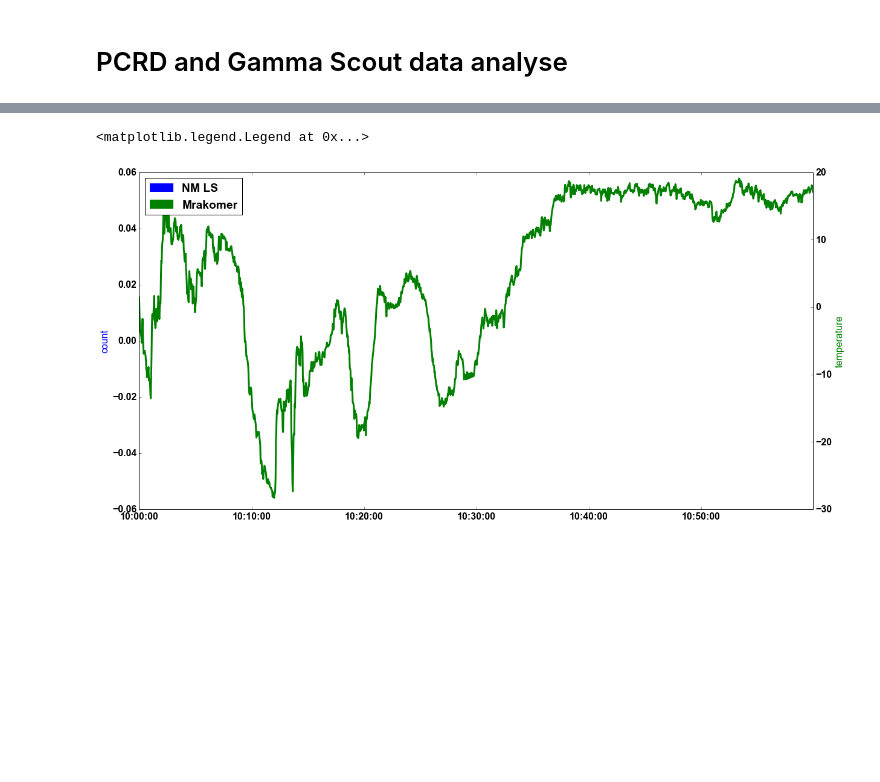
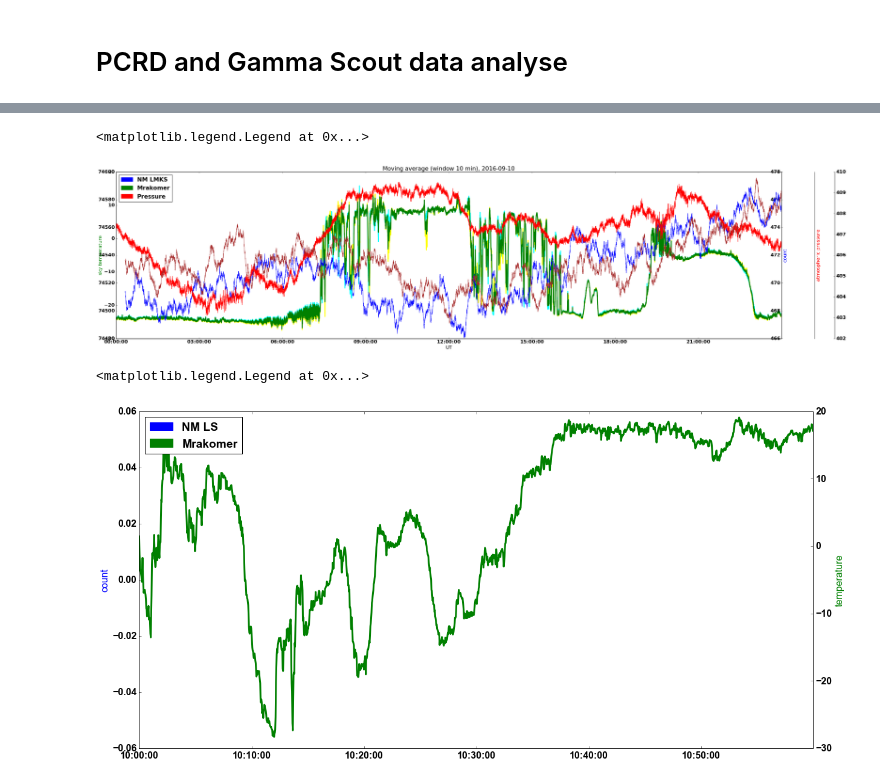
Before and after one commit to ODZ-UJF-AV-CR/mrakomerLS, a Jupyter notebook: mmls.ipynb, the cells around one changed output, grey strips where cells are left out. Cells and saved outputs as stored; diff of their text form; code cells hidden in the pictures; blank space fills up the shorter version.

Commit message:
MM X SEVAN analyse

```diff
--- a/mmls.ipynb
+++ b/mmls.ipynb
@@ -94,3 +96,81 @@ plt.legend(handles=[patch1,patch2,patch3], loc=2)
+# %%
+period = '4S'
+window = 300
+
+dfMM = pd.read_csv('mm.csv',sep=',', header=None)
+dfMM[0] = pd.to_datetime(dfMM[0],unit='s')
+dfMM.set_index(0,inplace = True)
+dfMM = dfMM.resample(period, how=mean) # presampluje na jednotny cas
+#dfMM = pd.rolling_mean(dfMM,window)
+#dfMM = pd.rolling_mean(dfMM,20)
+
+dfNM = pd.read_csv('nm.csv', header=None, delim_whitespace=True, skiprows=1)
+date = str(dfNM.at[0,0])
+dfNM[0] = pd.to_datetime(dfNM[0] + ' ' + dfNM[1]) # convert time to pandas datetime
+#dfNM[1] = np.nan # drop time column
+#dfNM = dfNM.dropna(axis=1, how='all')
+dfNM[2] = dfNM[2].convert_objects(convert_numeric=True) # convert objects to numbers
+dfNM.set_index(0,inplace = True)
+dfNM = dfNM.resample(period, how=mean) # presampluje na jednotny cas
+dfNM = pd.rolling_mean(dfNM,window)
+
+dfSEVAN = pd.read_csv('sevan.csv', header=None, delim_whitespace=True, skiprows=1)
+date = str(dfSEVAN.at[0,0])
+dfSEVAN[0] = pd.to_datetime(dfSEVAN[0] + ' ' + dfSEVAN[1]) # convert time to pandas datetime
+#dfNM[1] = np.nan # drop time column
+#dfNM = dfNM.dropna(axis=1, how='all')
+dfSEVAN[2] = dfSEVAN[2].convert_objects(convert_numeric=True) # convert objects to numbers
+dfSEVAN.set_index(0,inplace = True)
+dfSEVAN = dfSEVAN.resample(period, how=mean) # presampluje na jednotny cas
+dfSEVAN = pd.rolling_mean(dfSEVAN,window)
+
+fig = plt.figure(figsize=(40, 10))
+ax = plt.axes()
+#ax.xaxis.grid(True) # vertical lines
+#ax.yaxis.grid(False) # horizontal lines
+#plt.grid(True)
+
+font = {'family' : 'arial',
+        'weight' : 'bold',
+        'size'   : 16}
+
+plt.rc('font', **font)
+
+plt.title('Moving average (window '+str(window*2/60)+' min), '+date)
+plt.xlabel('UT')
+
+#plt.ylim(0,12500)
+plt.ylabel('sky temperature', color='green')
+plt.plot(dfMM[5], color='cyan', linewidth=3,zorder=0)
+plt.plot(dfMM[6], color='yellow', linewidth=3)
+plt.plot((dfMM[5]+dfMM[6])/2, color='green', linewidth=3)
+#plt.plot(dfMM[5], color='red', linewidth=3)
+#plt.ylim(0,100)
+
+par1 = plt.twinx()
+par1.spines['left'].set_position(('axes', 1))
+plt.ylabel('count', color='blue')
+plt.plot(dfNM[2], color='blue', linestyle = '-',zorder=100)
+ax.yaxis.grid(False) # abadon horizontal lines
+
+par2 = plt.twinx()
+par2.spines['right'].set_position(('axes', 1.05))
+#plt.ylim(74000,75000)
+plt.ylabel('atmospheric pressure', color='red')
+plt.plot(dfMM[3], color='red', linestyle = '-',zorder=100)
+
+par3 = plt.twinx()
+par3.spines['right'].set_position(('axes', 1.08))
+plt.plot(dfSEVAN[2], color='brown', linestyle = '-')
+
+
+patch1 = matplotlib.patches.Patch(color='blue', label='NM LMKS')
+patch2 = matplotlib.patches.Patch(color='green', label='Mrakomer')
+patch3 = matplotlib.patches.Patch(color='red', label='Pressure')
+plt.legend(handles=[patch1,patch2,patch3], loc=2)
+# %% [output]
+<matplotlib.legend.Legend at 0x...>
+[figure, added]
 # %%
 fig = plt.figure(figsize=(20, 10))
 
```
Also changed, not shown: parts of 5 cells of this notebook, 3 other files.
